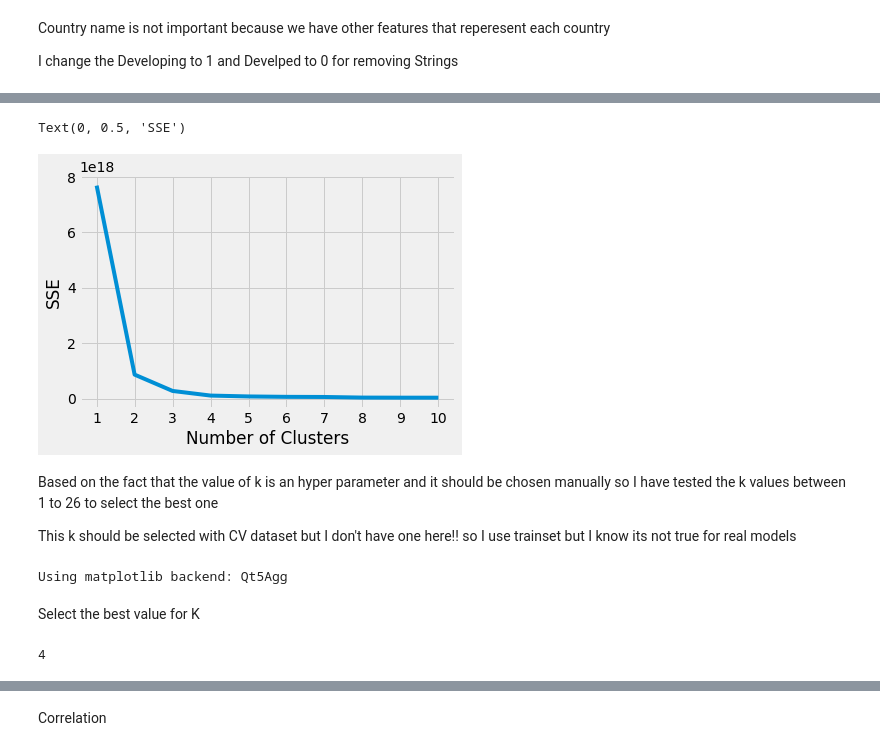
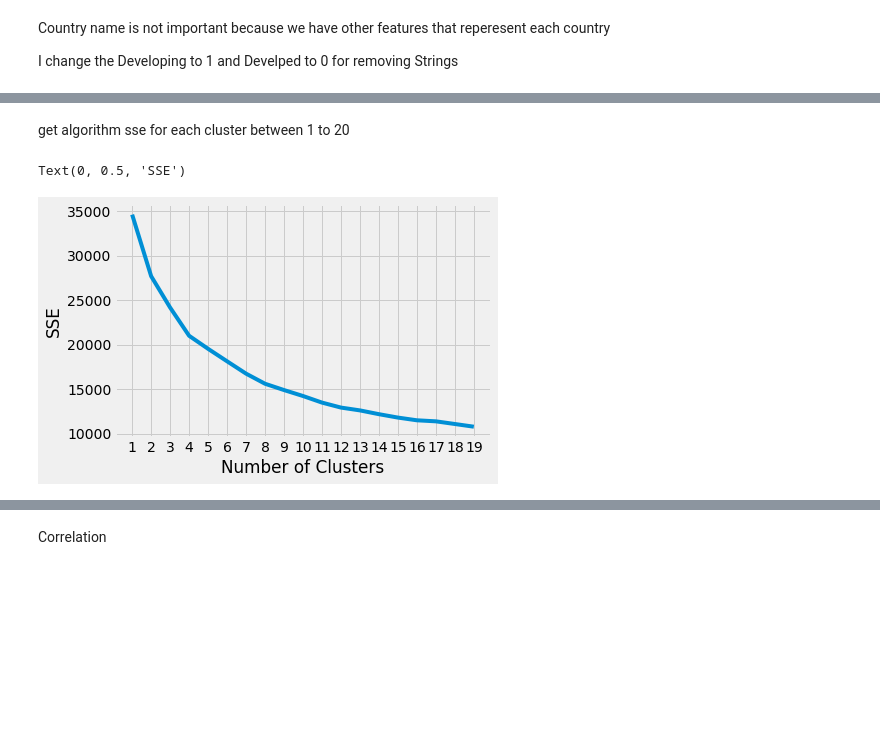
Before and after one commit to AshkanGanj/Life-Expectancy-Analysis, a Jupyter notebook: Kmeans.ipynb, the cells around one changed output, grey strips where cells are left out. Drawn from its saved outputs; the diff is of its cells as text; code cells hidden in the pictures; blank space fills up the shorter version.

Commit message:
Train kmeans on dataset

```diff
--- a/Kmeans.ipynb
+++ b/Kmeans.ipynb
@@ -68,8 +52,3 @@ Adding a new categorical feature for sake of classification because my dataset t
-# %%
-df['Life expectancy status'] = pd.cut(df['Life expectancy '],
-                               bins=[df['Life expectancy '].min(), median, df['Life expectancy '].max()],
-                               labels=['Bad', 'Good'])
-df['Life expectancy status'] = df['Life expectancy status'].map({'Bad': -1, 'Good': 1})
 # %%
 df.dropna(how='any', inplace=True)
 # %%
@@ -93,2 +69,0 @@ In order to remove the impact of Life expectancy and do our classification based
-# %%
-df.drop('Life expectancy ', axis = 1, inplace=True)
@@ -104,30 +74,23 @@ Making an object
+# %%
+scaler = StandardScaler()
+X = scaler.fit_transform(df)
 # %%
 from sklearn.cluster import KMeans
 from sklearn import metrics
+# %% [markdown]
+get algorithm sse for each cluster between 1 to 20
 # %%
-kmeans_kwargs = {
-    "init": "random",
-    "n_init": 10,
-    "max_iter": 300,
-    "random_state": 42,
-}
-
-# A list holds the SSE values for each k
 sse = []
-for k in range(1, 11):
-    kmeans = KMeans(n_clusters=k, **kmeans_kwargs)
-    kmeans.fit(x_train)
+for k in range(1, 20):
+    kmeans = KMeans(n_clusters=k)
+    kmeans.fit(X)
     sse.append(kmeans.inertia_)
 # %%
 plt.style.use("fivethirtyeight")
-plt.plot(range(1, 11), sse)
-plt.xticks(range(1, 11))
+plt.plot(range(1, 20), sse)
+plt.xticks(range(1, 20))
 plt.xlabel("Number of Clusters")
 plt.ylabel("SSE")
 # %% [output]
 Text(0, 0.5, 'SSE')
-[figure, old version]
+[figure, new version]
-# %% [markdown]
-Based on the fact that the value of k is an hyper parameter and it should be chosen manually so I have tested the k values between 1 to 26 to select the best one
-
-This k should be selected with CV dataset but I don't have one here!! so I use trainset but I know its not true for real models
@@ -144,20 +96,0 @@ for k in k_range:
-# %%
-%matplotlib
-
-plt.plot(k_range, scores_list)
-plt.xlabel('Value of k')
-plt.ylabel('Testing Accurancy')
-plt.show()
-# %% [output]
-Using matplotlib backend: Qt5Agg
-# %% [markdown]
-Select the best value for K
-# %%
-key_list = list(scores.keys())
-val_list = list(scores.values())
-
-
-position = val_list.index(max(scores.values()))
-k = key_list[position]
-# %% [output]
-4
```
Also changed, not shown: parts of 17 cells of this notebook, 3 other files.
